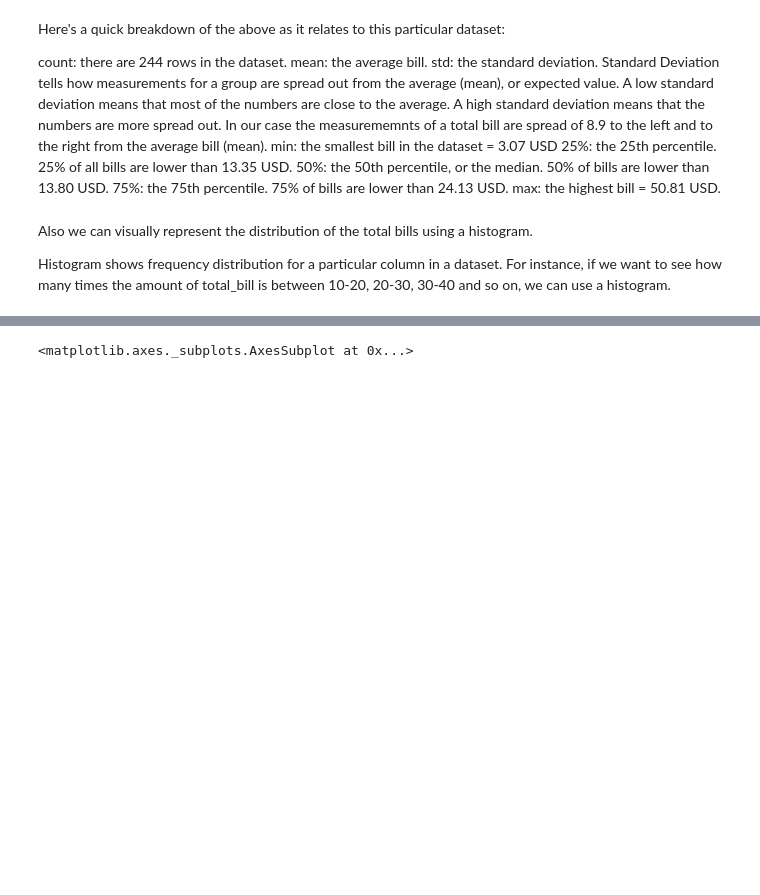
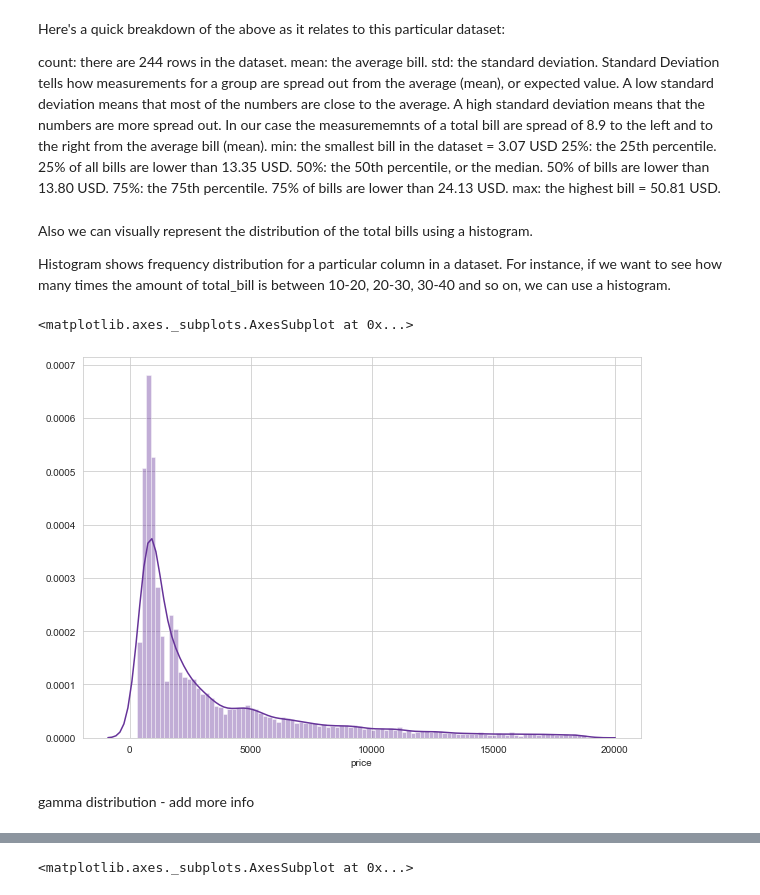
Before and after one commit to JuliaMal/ProgDA_Project2, a Jupyter notebook: Project2.ipynb, the cells around one changed output, grey strips where cells are left out. Drawn from its saved outputs; the diff is of its cells as text; code cells hidden in the pictures; blank space fills up the shorter version.

Commit message:
Price simulation

```diff
--- a/Project2.ipynb
+++ b/Project2.ipynb
@@ -76,5 +93,10 @@ Histogram shows frequency distribution for a particular column in a dataset. For
 # %%
 sns.set_style("whitegrid")
 fig = plt.figure(figsize=(10,7))
 fig.add_subplot(1,1,1)
-sns.distplot(df['price'], color="rebeccapurple")
+sns.distplot(df['price'], color="rebeccapurple", bins = 100)
+# %% [output]
+<matplotlib.axes._subplots.AxesSubplot at 0x...>
+[figure, added]
+# %% [markdown]
+gamma distribution - add more info
```
Also changed, not shown: parts of 12 cells of this notebook.
